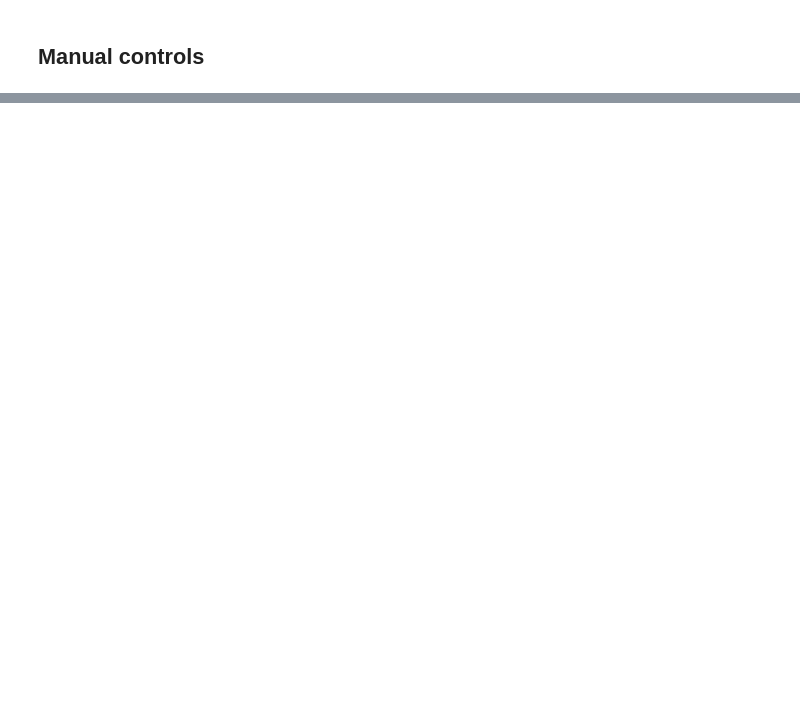
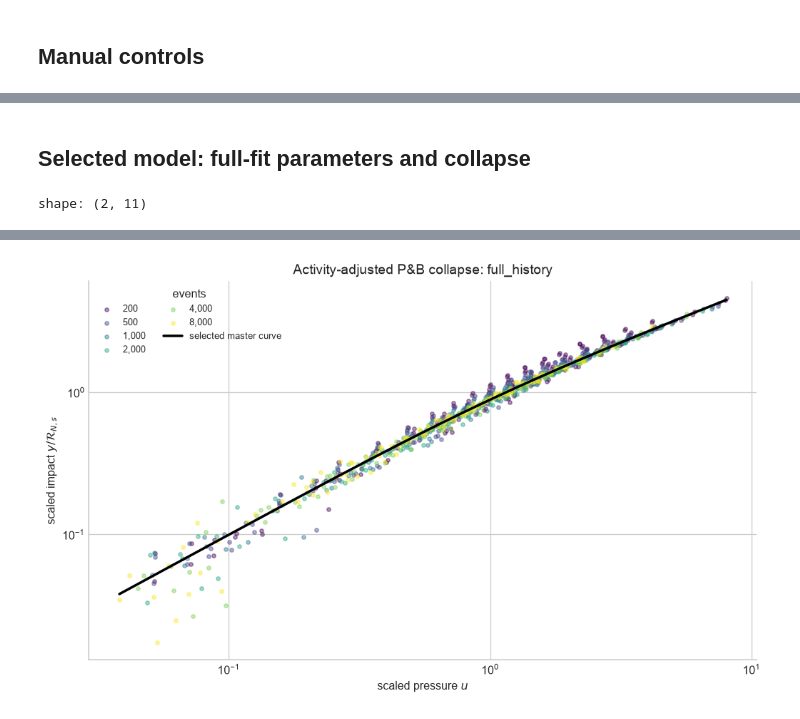
Before and after one commit to pdmillington/market-impact-research, a Jupyter notebook: alpha-search/notebooks/PBScaleFreeImpactWorkbench.ipynb, the cells around one changed output, grey strips where cells are left out. Saved outputs shown, nothing was run; the diff lists cells and outputs as text; code cells hidden in the pictures; blank space fills up the shorter version.

```diff
--- a/alpha-search/notebooks/PBScaleFreeImpactWorkbench.ipynb
+++ b/alpha-search/notebooks/PBScaleFreeImpactWorkbench.ipynb
@@ -1730,0 +234,52 @@ The next checks should remain incremental:
+# %% [markdown]
+## Selected model: full-fit parameters and collapse
+# %%
+parameter_columns = [
+    'sample', 'q_reference', 'q_exponent_xi',
+    'r_buy_reference', 'r_sell_reference', 'r_exponent_psi',
+    'activity_exponent_gamma', 'shape_alpha', 'shape_beta',
+    'tail_exponent', 'cell_rmse'
+]
+display(
+    fits.filter(
+        (pl.col('fold') == 'full_fit') &
+        (pl.col('family') == 'pb_activity')
+    ).select(parameter_columns).sort('sample')
+)
+
+view = collapsed.filter(
+    (pl.col('sample') == SAMPLE) &
+    (pl.col('family') == 'pb_activity') &
+    pl.col('n_events').is_in(DISPLAY_SCALES) &
+    (pl.col('scaled_observed_impact') > 0)
+)
+fit = fits.filter(
+    (pl.col('sample') == SAMPLE) &
+    (pl.col('fold') == 'full_fit') &
+    (pl.col('family') == 'pb_activity')
+).row(0, named=True)
+
+fig, ax = plt.subplots(figsize=(10.5, 6.0))
+cmap = plt.get_cmap('viridis')
+for index, n_events in enumerate(DISPLAY_SCALES):
+    part = view.filter(pl.col('n_events') == n_events)
+    ax.scatter(
+        part['scaled_pressure'], part['scaled_observed_impact'],
+        s=11, alpha=.42,
+        color=cmap(index / max(1, len(DISPLAY_SCALES)-1)),
+        label=f'{n_events:,}'
+    )
+grid = np.geomspace(view['scaled_pressure'].min(), view['scaled_pressure'].max(), 500)
+curve = grid / (1 + grid ** fit['shape_alpha']) ** (
+    fit['shape_beta'] / fit['shape_alpha']
+)
+ax.plot(grid, curve, color='black', lw=2.2, label='selected master curve')
+ax.set_xscale('log')
+ax.set_yscale('log')
+ax.set_xlabel(r'scaled pressure $u$')
+ax.set_ylabel(r'scaled impact $y/\mathcal{R}_{N,s}$')
+ax.set_title(f'Activity-adjusted P&B collapse: {SAMPLE}')
+ax.legend(title='events', fontsize=8, ncol=2)
+plt.show()
+# %% [output]
+shape: (2, 11)
@@ -1730,0 +290 @@ The next checks should remain incremental:
+[figure, added]
```
Also changed, not shown: parts of 72 cells of this notebook, 3 other files.
